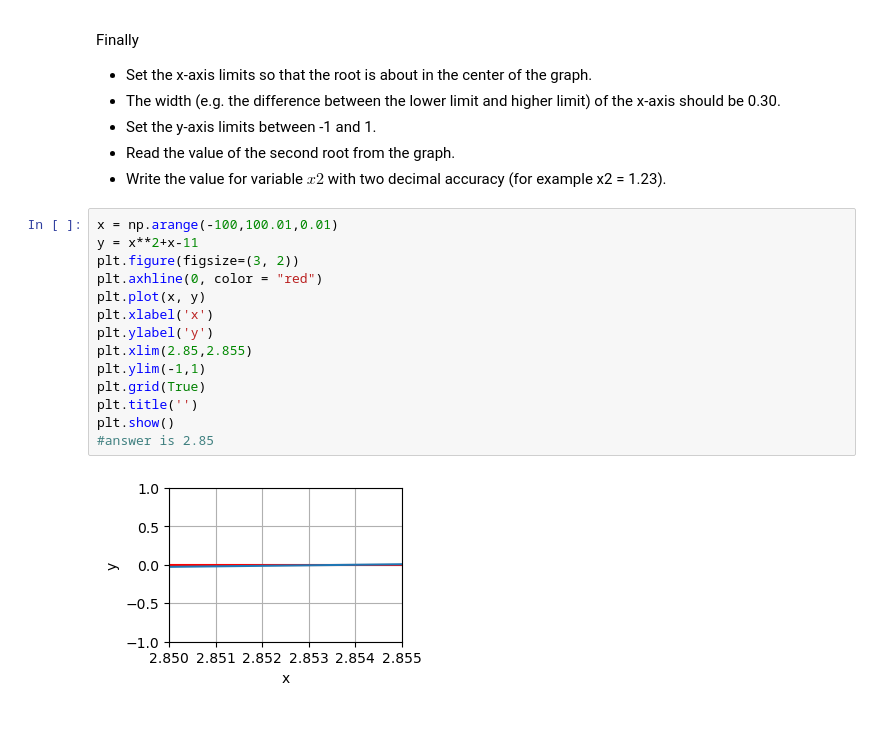
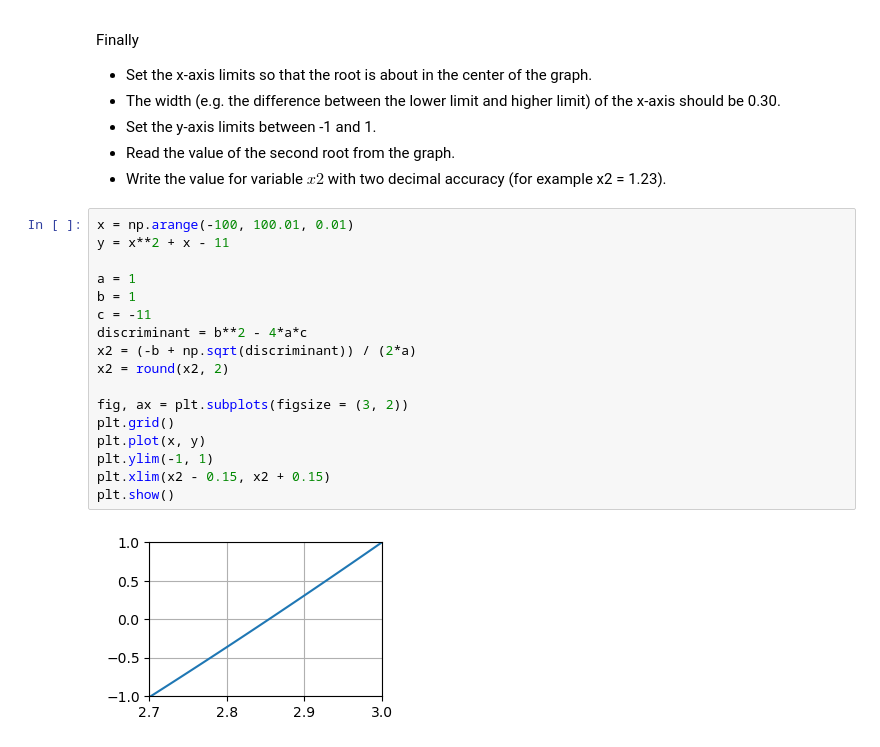
Before and after one commit to danitran/PythonLab, a Jupyter notebook: Lab 1.ipynb, the cells around one changed output. Cells and saved outputs as stored; diff of their text form.

```diff
--- a/Lab 1.ipynb
+++ b/Lab 1.ipynb
@@ -131,18 +131,21 @@ Finally
 - Read the value of the second root from the graph.
 - Write the value for variable $x2$ with two decimal accuracy (for example x2 = 1.23).
 # %%
-x = np.arange(-100,100.01,0.01)
-y = x**2+x-11
-plt.figure(figsize=(3, 2))
-plt.axhline(0, color = "red")
+x = np.arange(-100, 100.01, 0.01)
+y = x**2 + x - 11
+
+a = 1
+b = 1
+c = -11
+discriminant = b**2 - 4*a*c
+x2 = (-b + np.sqrt(discriminant)) / (2*a)
+x2 = round(x2, 2)
+
+fig, ax = plt.subplots(figsize = (3, 2))
+plt.grid()
 plt.plot(x, y)
-plt.xlabel('x')
-plt.ylabel('y')
-plt.xlim(2.85,2.855)
-plt.ylim(-1,1)
-plt.grid(True)
-plt.title('')
+plt.ylim(-1, 1)
+plt.xlim(x2 - 0.15, x2 + 0.15)
 plt.show()
-#answer is 2.85
 # %% [output]
-[figure, old version]
+[figure, new version]
```
Also changed, not shown: parts of 4 cells of this notebook.
